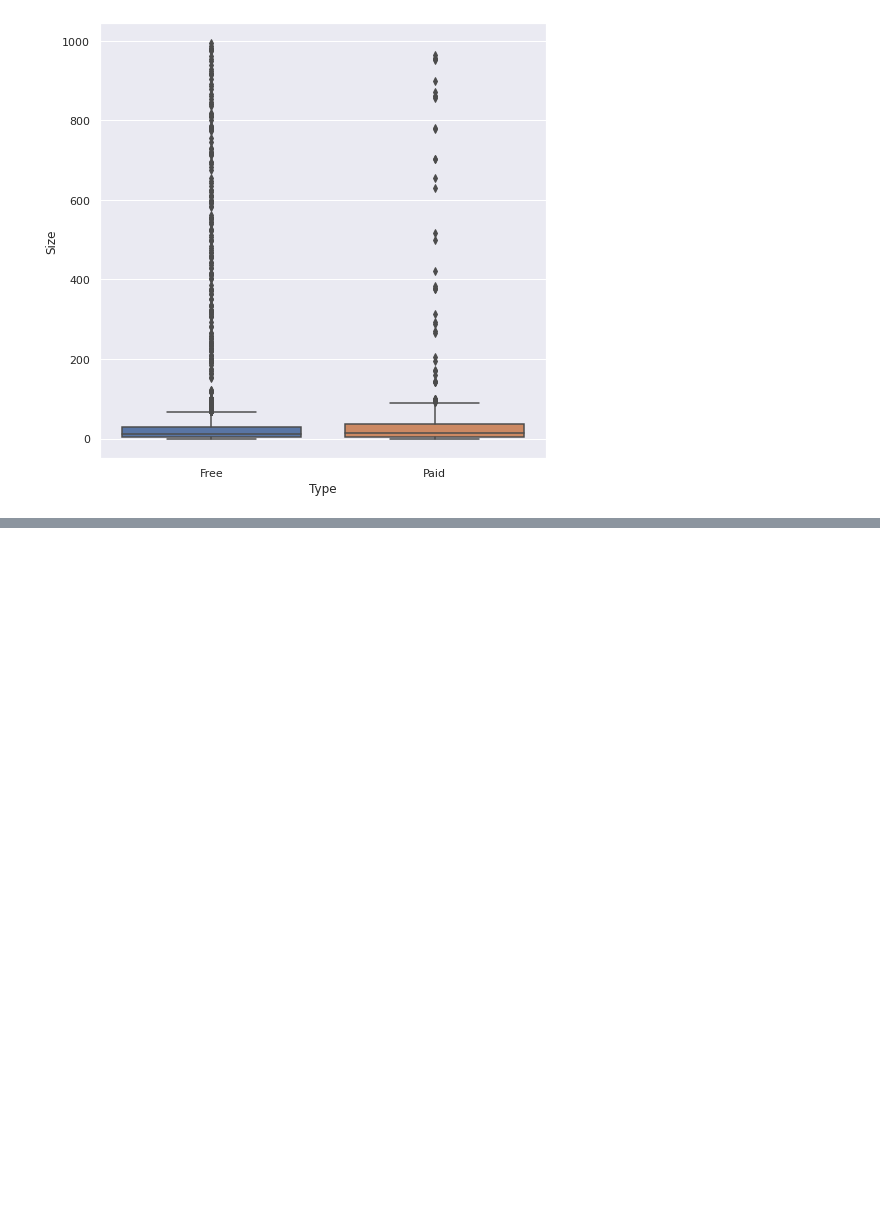
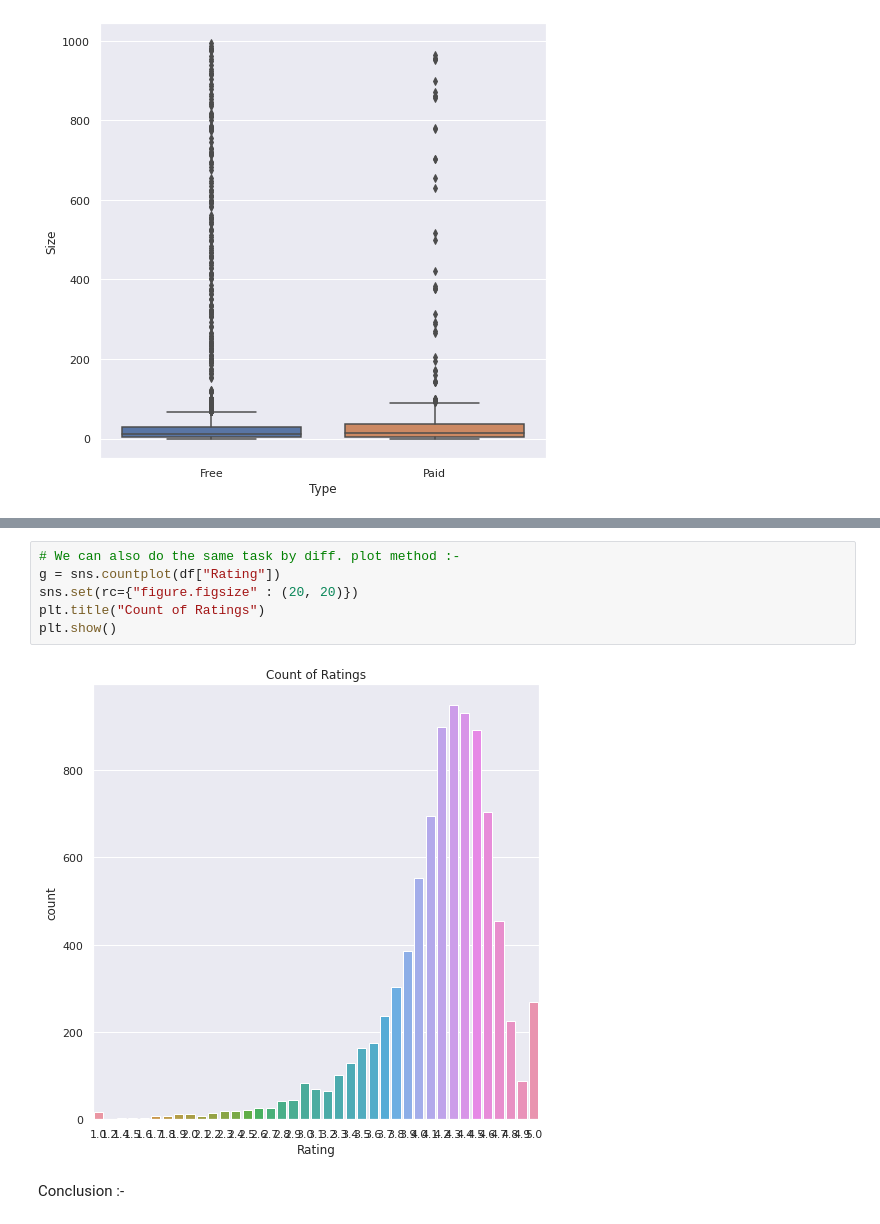
Before and after one commit to DeepakSingh1992/EDA-PROJECT, a Jupyter notebook: Deepak_Singh_EDA_of_Play_Store_App_Review_Analysis_Capstone_Project.ipynb, the cells around one changed output, grey strips where cells are left out. Drawn from its saved outputs; the diff is of its cells as text; blank space fills up the shorter version.

```diff
--- a/Deepak_Singh_EDA_of_Play_Store_App_Review_Analysis_Capstone_Project.ipynb
+++ b/Deepak_Singh_EDA_of_Play_Store_App_Review_Analysis_Capstone_Project.ipynb
@@ -1019,0 +1050,10 @@ sns.boxplot(x = "Type", y = "Size", data = df)
+# %%
+# We can also do the same task by diff. plot method :-
+g = sns.countplot(df["Rating"])
+sns.set(rc={"figure.figsize" : (20, 20)})
+plt.title("Count of Ratings")
+plt.show()
+# %% [output]
+[figure, added]
+# %% [markdown]
+Conclusion :-
```
Also changed, not shown: parts of 13 cells of this notebook.
